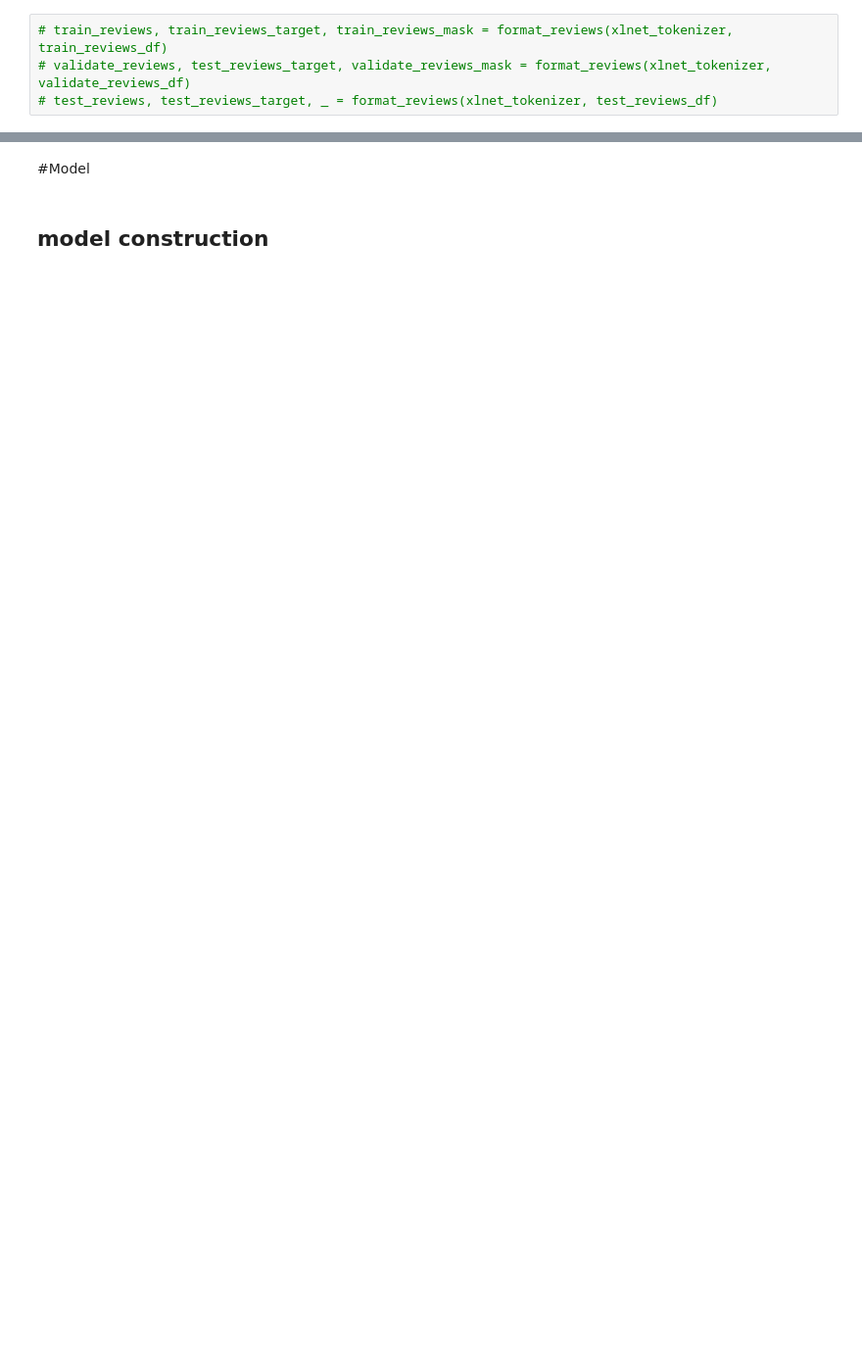
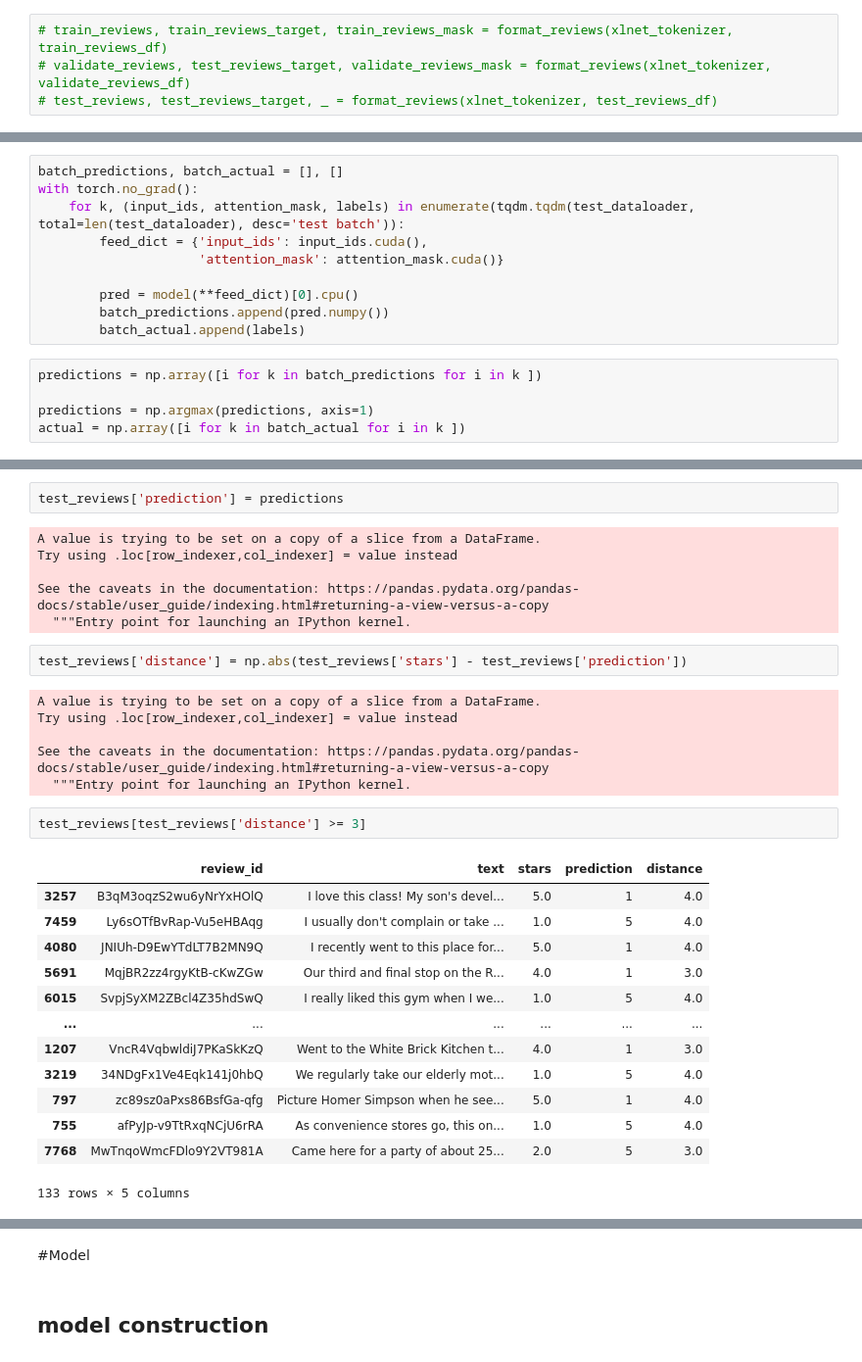
Before and after one commit to RainbowCat/cs182-nlp, a Jupyter notebook: cs182-nlp-chandana.ipynb, the cells around one changed output, grey strips where cells are left out. Shown: that part at 98% size. Saved outputs shown, nothing was run; the diff lists cells and outputs as text; blank space fills up the shorter version.

```diff
--- a/cs182-nlp-chandana.ipynb
+++ b/cs182-nlp-chandana.ipynb
@@ -374,0 +583,15 @@ for i, review in review_iterator:
+# %%
+batch_predictions, batch_actual = [], []
+with torch.no_grad():
+    for k, (input_ids, attention_mask, labels) in enumerate(tqdm.tqdm(test_dataloader, total=len(test_dataloader), desc='test batch')):
+        feed_dict = {'input_ids': input_ids.cuda(),
+                     'attention_mask': attention_mask.cuda()}
+
+        pred = model(**feed_dict)[0].cpu()
+        batch_predictions.append(pred.numpy())
+        batch_actual.append(labels)
+# %%
+predictions = np.array([i for k in batch_predictions for i in k ])
+
+predictions = np.argmax(predictions, axis=1)
+actual = np.array([i for k in batch_actual for i in k ])
@@ -374,0 +614,32 @@ for i, review in review_iterator:
+# %%
+test_reviews['prediction'] = predictions
+# %% [output]
+A value is trying to be set on a copy of a slice from a DataFrame.
+Try using .loc[row_indexer,col_indexer] = value instead
+
+See the caveats in the documentation: https://pandas.pydata.org/pandas-docs/stable/user_guide/indexing.html#returning-a-view-versus-a-copy
+  """Entry point for launching an IPython kernel.
+# %%
+test_reviews['distance'] = np.abs(test_reviews['stars'] - test_reviews['prediction'])
+# %% [output]
+A value is trying to be set on a copy of a slice from a DataFrame.
+Try using .loc[row_indexer,col_indexer] = value instead
+
+See the caveats in the documentation: https://pandas.pydata.org/pandas-docs/stable/user_guide/indexing.html#returning-a-view-versus-a-copy
+  """Entry point for launching an IPython kernel.
+# %%
+test_reviews[test_reviews['distance'] >= 3]
+# %% [output]
+|  | review_id | text | stars | prediction | distance |
+| 3257 | B3qM3oqzS2wu6yNrYxHOlQ | I love this class! My son's devel... | 5.0 | 1 | 4.0 |
+| 7459 | Ly6sOTfBvRap-Vu5eHBAqg | I usually don't complain or take ... | 1.0 | 5 | 4.0 |
+| 4080 | JNIUh-D9EwYTdLT7B2MN9Q | I recently went to this place for... | 5.0 | 1 | 4.0 |
+| 5691 | MqjBR2zz4rgyKtB-cKwZGw | Our third and final stop on the R... | 4.0 | 1 | 3.0 |
+| 6015 | SvpjSyXM2ZBcl4Z35hdSwQ | I really liked this gym when I we... | 1.0 | 5 | 4.0 |
+| ... | ... | ... | ... | ... | ... |
+| 1207 | VncR4VqbwldiJ7PKaSkKzQ | Went to the White Brick Kitchen t... | 4.0 | 1 | 3.0 |
+| 3219 | 34NDgFx1Ve4Eqk141j0hbQ | We regularly take our elderly mot... | 1.0 | 5 | 4.0 |
+| 797 | zc89sz0aPxs86BsfGa-qfg | Picture Homer Simpson when he see... | 5.0 | 1 | 4.0 |
+| 755 | afPyJp-v9TtRxqNCjU6rRA | As convenience stores go, this on... | 1.0 | 5 | 4.0 |
+| 7768 | MwTnqoWmcFDlo9Y2VT981A | Came here for a party of about 25... | 2.0 | 5 | 3.0 |
+133 rows × 5 columns
```
Also changed, not shown: parts of 40 cells of this notebook.
